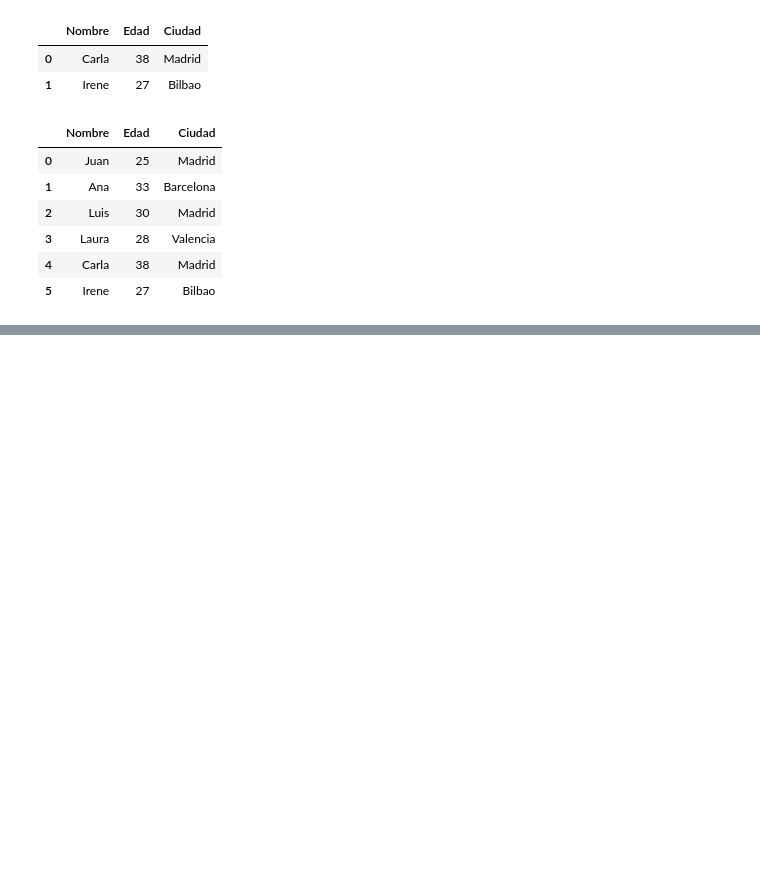
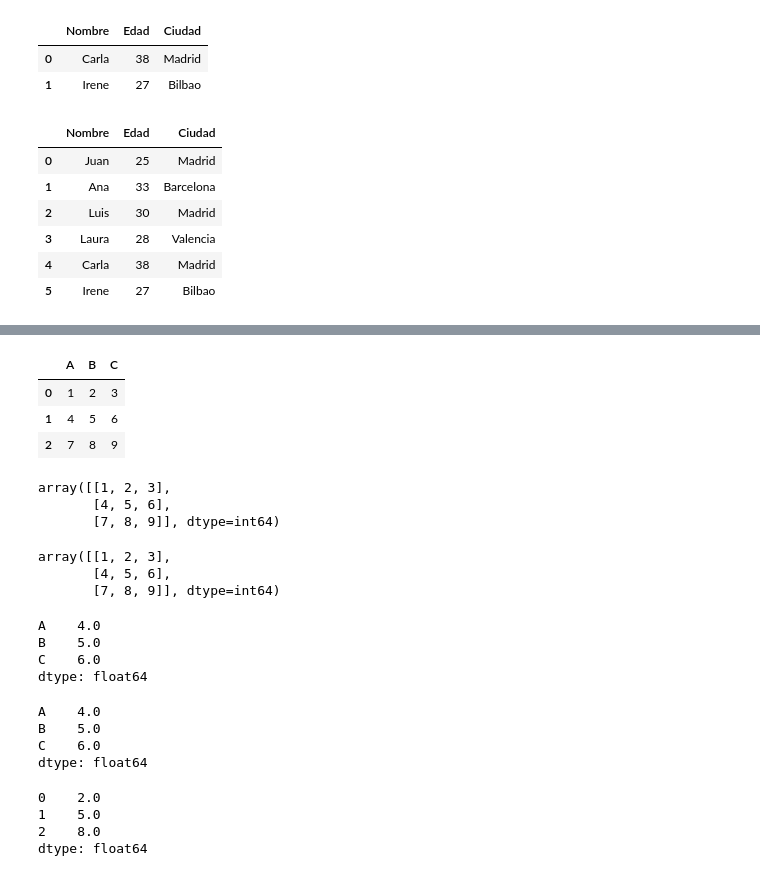
Before and after one commit to Gozv/Data_Analyst_Pandas-, a Jupyter notebook: AnalisisDatos.ipynb, the cells around one changed output, grey strips where cells are left out. Cells and saved outputs as stored; diff of their text form; code cells hidden in the pictures; blank space fills up the shorter version.

```diff
--- a/AnalisisDatos.ipynb
+++ b/AnalisisDatos.ipynb
@@ -422,0 +438,50 @@ df_combined
+# %%
+data = {
+    "A": [1,4,7],
+    "B": [2,5,8],
+    "C": [3,6,9]
+}
+df = pd.DataFrame(data)
+df
+# %% [output]
+|  | A | B | C |
+| 0 | 1 | 2 | 3 |
+| 1 | 4 | 5 | 6 |
+| 2 | 7 | 8 | 9 |
+# %%
+# Convertir un DataFrame a un array de Numpy
+arr = df.to_numpy()
+arr
+# %% [output]
+array([[1, 2, 3],
+       [4, 5, 6],
+       [7, 8, 9]], dtype=int64)
+# %%
+df.values
+# %% [output]
+array([[1, 2, 3],
+       [4, 5, 6],
+       [7, 8, 9]], dtype=int64)
+# %%
+# Calcular el promedio de cada columna utilizando Numpy
+mean_columns = np.mean(df, axis=0)
+mean_columns
+# %% [output]
+A    4.0
+B    5.0
+C    6.0
+dtype: float64
+# %%
+df.mean(axis=0)
+# %% [output]
+A    4.0
+B    5.0
+C    6.0
+dtype: float64
+# %%
+df.mean(axis=1)
+# %% [output]
+0    2.0
+1    5.0
+2    8.0
+dtype: float64
```
Also changed, not shown: parts of 2 cells of this notebook, 1 other file.
